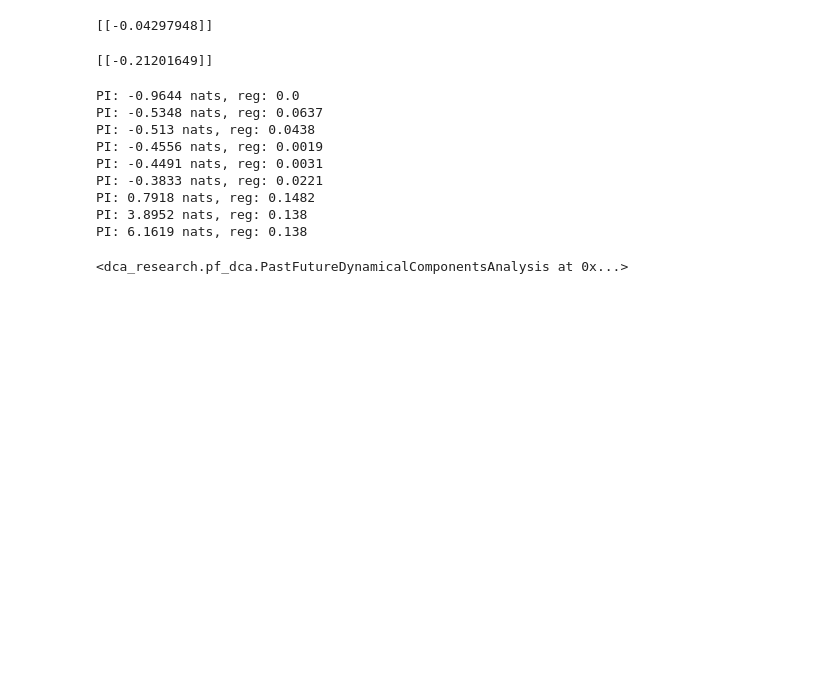
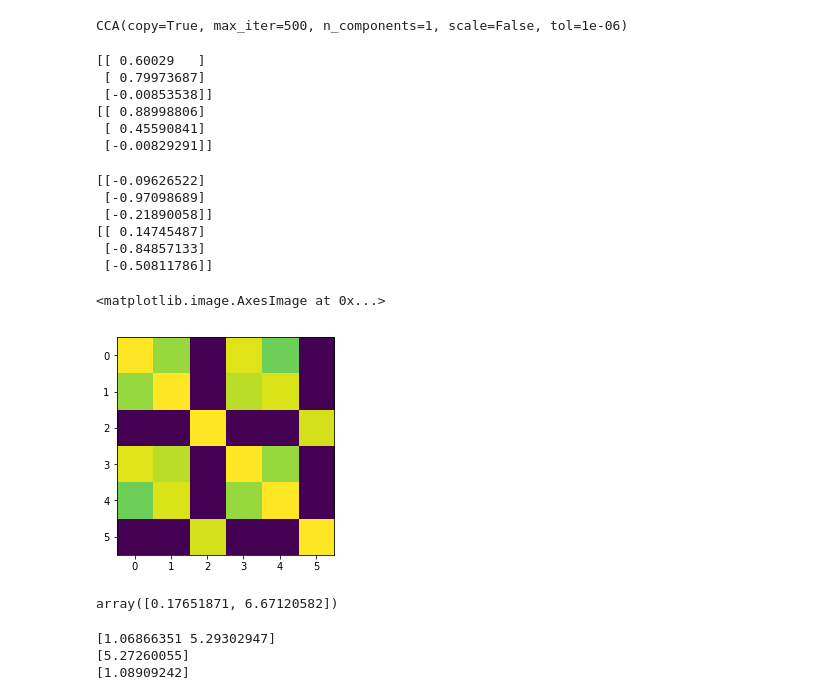
Before and after one commit to BouchardLab/FCCA, a Jupyter notebook: notebooks/past_future_testing.ipynb, the cells around one changed output. Cells and saved outputs as stored; diff of their text form; code cells hidden in the pictures; blank space fills up the shorter version.

```diff
--- a/notebooks/past_future_testing.ipynb
+++ b/notebooks/past_future_testing.ipynb
@@ -7,6 +9,7 @@ from dca_research import pf_dca
 from imp import reload
 # %%
 X = synth_data.gen_lorenz_data(100000)
+X += np.random.randn(*X.shape) / 5.
 # %%
 model1 = DCA(T=3, d=1, verbose=True, n_init=5)
 model1.fit(X)
@@ -31 +27,5 @@ PI: 9.1716 nats, reg: 0.0
 <dca.dca.DynamicalComponentsAnalysis at 0x...>
+# %%
+reload(pf_dca)
+model2 = pf_dca.PastFutureDynamicalComponentsAnalysis(T=1, d=1, verbose=True, n_init=5)
+model2.fit(X)
@@ -46,23 +65,49 @@ print(model2.coef_[1])
+# %%
+model3 = CCA(n_components=1, scale=False)
+model3.fit(X[:-1], X[1:])
+# %% [output]
+CCA(copy=True, max_iter=500, n_components=1, scale=False, tol=1e-06)
+# %%
+print(model3.x_weights_)
+print(model3.y_weights_)
+# %% [output]
+[[ 0.60029   ]
+ [ 0.79973687]
+ [-0.00853538]]
+[[ 0.88998806]
+ [ 0.45590841]
+ [-0.00829291]]
 # %%
-print(model1.coef_.T.dot(model2.coef_[0]))
+print(model2.coef_[0])
+print(model2.coef_[1])
 # %% [output]
-[[-0.04297948]]
+[[-0.09626522]
+ [-0.97098689]
+ [-0.21890058]]
+[[ 0.14745487]
+ [-0.84857133]
+ [-0.50811786]]
-# %%
-print(model1.coef_.T.dot(model2.coef_[1]))
-# %% [output]
-[[-0.21201649]]
-# %%
-reload(pf_dca)
-model2 = pf_dca.PastFutureDynamicalComponentsAnalysis(T=3, d=1, verbose=True)
-model2.fit(X)
-# %% [output]
-PI: -0.9644 nats, reg: 0.0
-PI: -0.5348 nats, reg: 0.0637
-PI: -0.513 nats, reg: 0.0438
-PI: -0.4556 nats, reg: 0.0019
-PI: -0.4491 nats, reg: 0.0031
-PI: -0.3833 nats, reg: 0.0221
-PI: 0.7918 nats, reg: 0.1482
-PI: 3.8952 nats, reg: 0.138
-PI: 6.1619 nats, reg: 0.138
-<dca_research.pf_dca.PastFutureDynamicalComponentsAnalysis at 0x...>
+# %%
+plt.imshow(cov_util.calc_cov_from_cross_cov_mats(model2.cross_covs.numpy()))
+# %% [output]
+<matplotlib.image.AxesImage at 0x...>
+[figure, added]
+# %%
+np.linalg.eigvalsh(cov_util.calc_cov_from_cross_cov_mats(cov_util.project_cross_cov_mats(model2.cross_covs.numpy(), proj=np.random.randn(3, 1))))
+# %% [output]
+array([0.17651871, 6.67120582])
+# %%
+reload(pf_dca)
+d = 1
+T = 1
+ccms = cov_util.calc_cross_cov_mats_from_data(X, T=T*2)
+cov = pf_dca.calc_cov_from_cross_cov_mats(*pf_dca.project_cross_cov_mats(ccms,
+                                          np.random.randn(3, d),
+                                          np.random.randn(3, d)))
+print(np.linalg.eigvalsh(cov))
+print(np.linalg.eigvalsh(cov[:1, :1]))
+print(np.linalg.eigvalsh(cov[1:, 1:]))
+# %% [output]
+[1.06866351 5.29302947]
+[5.27260055]
+[1.08909242]
```
Also changed, not shown: parts of 4 cells of this notebook, 1 other file.
